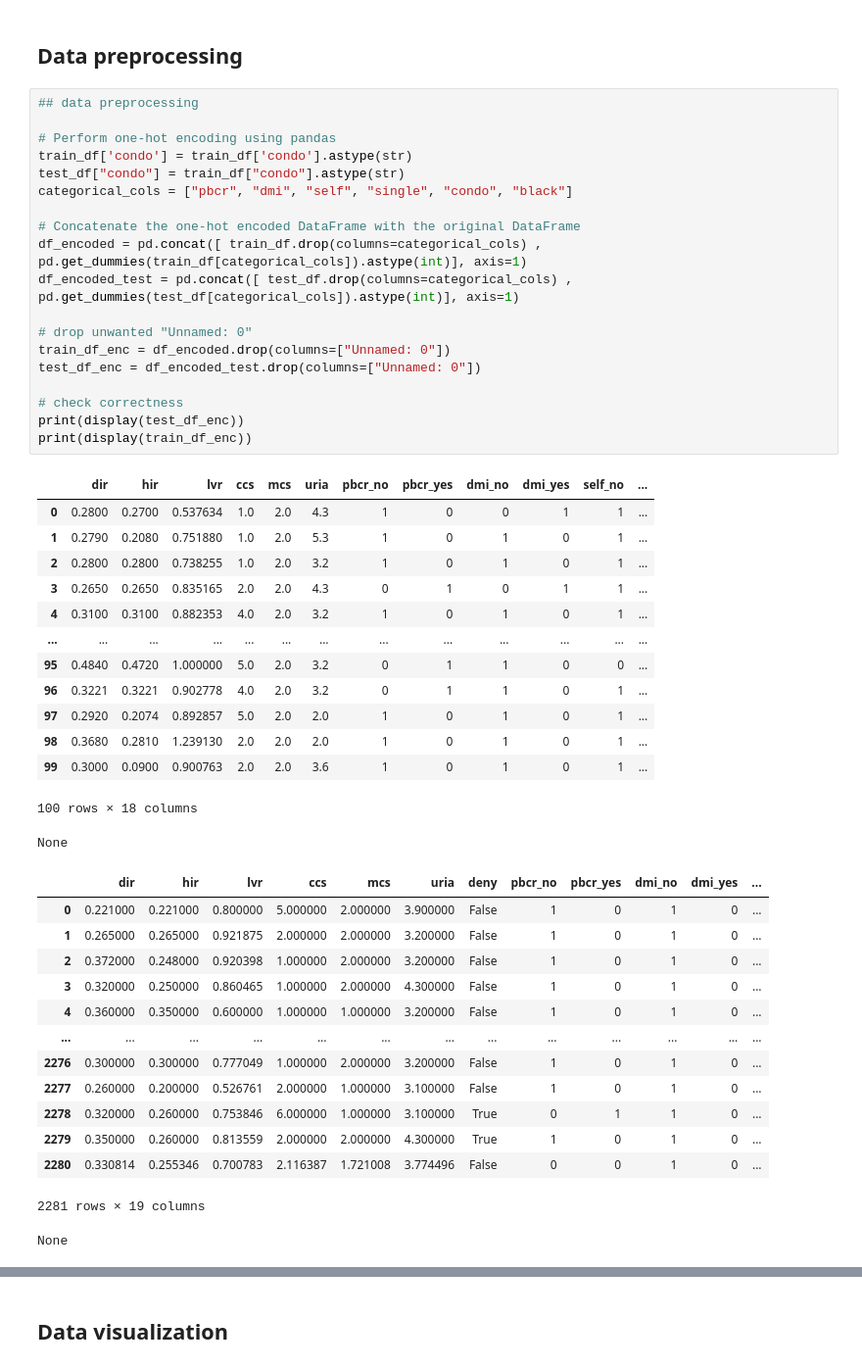
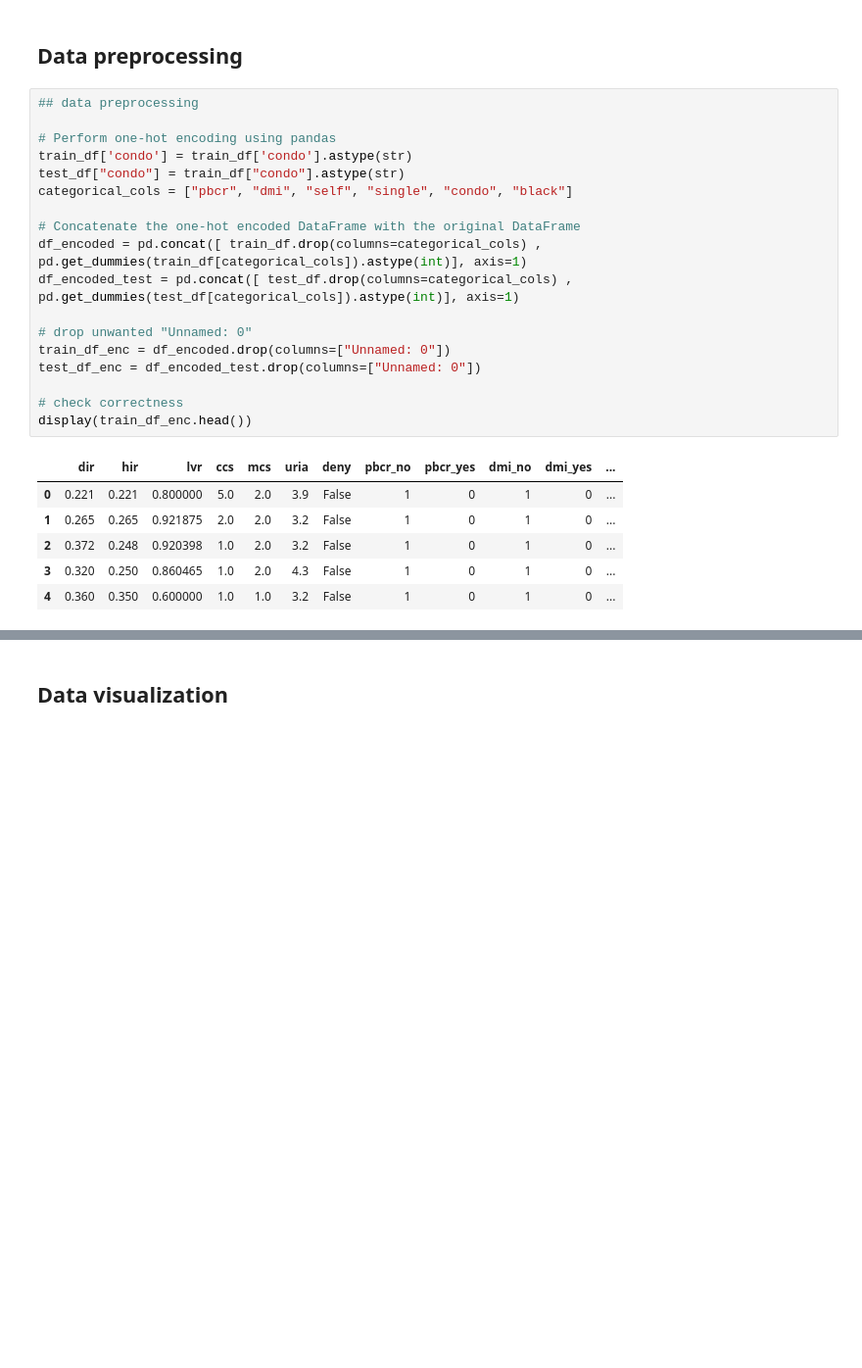
Before and after one commit to nina-prog/prac-smart-data-analytics, a Jupyter notebook: notebooks/exercise-01/hdma.ipynb, the cells around one changed output, grey strips where cells are left out. Shown: that part at 98% size. Drawn from its saved outputs; the diff is of its cells as text; blank space fills up the shorter version.

```diff
--- a/notebooks/exercise-01/hdma.ipynb
+++ b/notebooks/exercise-01/hdma.ipynb
@@ -82,51 +103,28 @@ dtype: int64
 # %%
 ## data preprocessing
 
 # Perform one-hot encoding using pandas
 train_df['condo'] = train_df['condo'].astype(str)
 test_df["condo"] = train_df["condo"].astype(str)
 categorical_cols = ["pbcr", "dmi", "self", "single", "condo", "black"]
 
 # Concatenate the one-hot encoded DataFrame with the original DataFrame
 df_encoded = pd.concat([ train_df.drop(columns=categorical_cols) , pd.get_dummies(train_df[categorical_cols]).astype(int)], axis=1)
 df_encoded_test = pd.concat([ test_df.drop(columns=categorical_cols) , pd.get_dummies(test_df[categorical_cols]).astype(int)], axis=1)
 
 # drop unwanted "Unnamed: 0"
 train_df_enc = df_encoded.drop(columns=["Unnamed: 0"])
 test_df_enc = df_encoded_test.drop(columns=["Unnamed: 0"])
 
 # check correctness
-print(display(test_df_enc))
-print(display(train_df_enc))
+display(train_df_enc.head())
 # %% [output]
-|  | dir | hir | lvr | ccs | mcs | uria | pbcr_no | pbcr_yes | dmi_no | dmi_yes | self_no | ... |
-| 0 | 0.2800 | 0.2700 | 0.537634 | 1.0 | 2.0 | 4.3 | 1 | 0 | 0 | 1 | 1 | ... |
-| 1 | 0.2790 | 0.2080 | 0.751880 | 1.0 | 2.0 | 5.3 | 1 | 0 | 1 | 0 | 1 | ... |
-| 2 | 0.2800 | 0.2800 | 0.738255 | 1.0 | 2.0 | 3.2 | 1 | 0 | 1 | 0 | 1 | ... |
-| 3 | 0.2650 | 0.2650 | 0.835165 | 2.0 | 2.0 | 4.3 | 0 | 1 | 0 | 1 | 1 | ... |
-| 4 | 0.3100 | 0.3100 | 0.882353 | 4.0 | 2.0 | 3.2 | 1 | 0 | 1 | 0 | 1 | ... |
-| ... | ... | ... | ... | ... | ... | ... | ... | ... | ... | ... | ... | ... |
-| 95 | 0.4840 | 0.4720 | 1.000000 | 5.0 | 2.0 | 3.2 | 0 | 1 | 1 | 0 | 0 | ... |
-| 96 | 0.3221 | 0.3221 | 0.902778 | 4.0 | 2.0 | 3.2 | 0 | 1 | 1 | 0 | 1 | ... |
-| 97 | 0.2920 | 0.2074 | 0.892857 | 5.0 | 2.0 | 2.0 | 1 | 0 | 1 | 0 | 1 | ... |
-| 98 | 0.3680 | 0.2810 | 1.239130 | 2.0 | 2.0 | 2.0 | 1 | 0 | 1 | 0 | 1 | ... |
-| 99 | 0.3000 | 0.0900 | 0.900763 | 2.0 | 2.0 | 3.6 | 1 | 0 | 1 | 0 | 1 | ... |
+|  | dir | hir | lvr | ccs | mcs | uria | deny | pbcr_no | pbcr_yes | dmi_no | dmi_yes | ... |
+| 0 | 0.221 | 0.221 | 0.800000 | 5.0 | 2.0 | 3.9 | False | 1 | 0 | 1 | 0 | ... |
+| 1 | 0.265 | 0.265 | 0.921875 | 2.0 | 2.0 | 3.2 | False | 1 | 0 | 1 | 0 | ... |
+| 2 | 0.372 | 0.248 | 0.920398 | 1.0 | 2.0 | 3.2 | False | 1 | 0 | 1 | 0 | ... |
+| 3 | 0.320 | 0.250 | 0.860465 | 1.0 | 2.0 | 4.3 | False | 1 | 0 | 1 | 0 | ... |
+| 4 | 0.360 | 0.350 | 0.600000 | 1.0 | 1.0 | 3.2 | False | 1 | 0 | 1 | 0 | ... |
-100 rows × 18 columns
-None
-|  | dir | hir | lvr | ccs | mcs | uria | deny | pbcr_no | pbcr_yes | dmi_no | dmi_yes | ... |
-| 0 | 0.221000 | 0.221000 | 0.800000 | 5.000000 | 2.000000 | 3.900000 | False | 1 | 0 | 1 | 0 | ... |
-| 1 | 0.265000 | 0.265000 | 0.921875 | 2.000000 | 2.000000 | 3.200000 | False | 1 | 0 | 1 | 0 | ... |
-| 2 | 0.372000 | 0.248000 | 0.920398 | 1.000000 | 2.000000 | 3.200000 | False | 1 | 0 | 1 | 0 | ... |
-| 3 | 0.320000 | 0.250000 | 0.860465 | 1.000000 | 2.000000 | 4.300000 | False | 1 | 0 | 1 | 0 | ... |
-| 4 | 0.360000 | 0.350000 | 0.600000 | 1.000000 | 1.000000 | 3.200000 | False | 1 | 0 | 1 | 0 | ... |
-| ... | ... | ... | ... | ... | ... | ... | ... | ... | ... | ... | ... | ... |
-| 2276 | 0.300000 | 0.300000 | 0.777049 | 1.000000 | 2.000000 | 3.200000 | False | 1 | 0 | 1 | 0 | ... |
-| 2277 | 0.260000 | 0.200000 | 0.526761 | 2.000000 | 1.000000 | 3.100000 | False | 1 | 0 | 1 | 0 | ... |
-| 2278 | 0.320000 | 0.260000 | 0.753846 | 6.000000 | 1.000000 | 3.100000 | True | 0 | 1 | 1 | 0 | ... |
-| 2279 | 0.350000 | 0.260000 | 0.813559 | 2.000000 | 2.000000 | 4.300000 | True | 1 | 0 | 1 | 0 | ... |
-| 2280 | 0.330814 | 0.255346 | 0.700783 | 2.116387 | 1.721008 | 3.774496 | False | 0 | 0 | 1 | 0 | ... |
-2281 rows × 19 columns
-None
 # %%
 # Feature Scaling
 scaler = StandardScaler()
```
Also changed, not shown: parts of 26 cells of this notebook, 19 other files.
